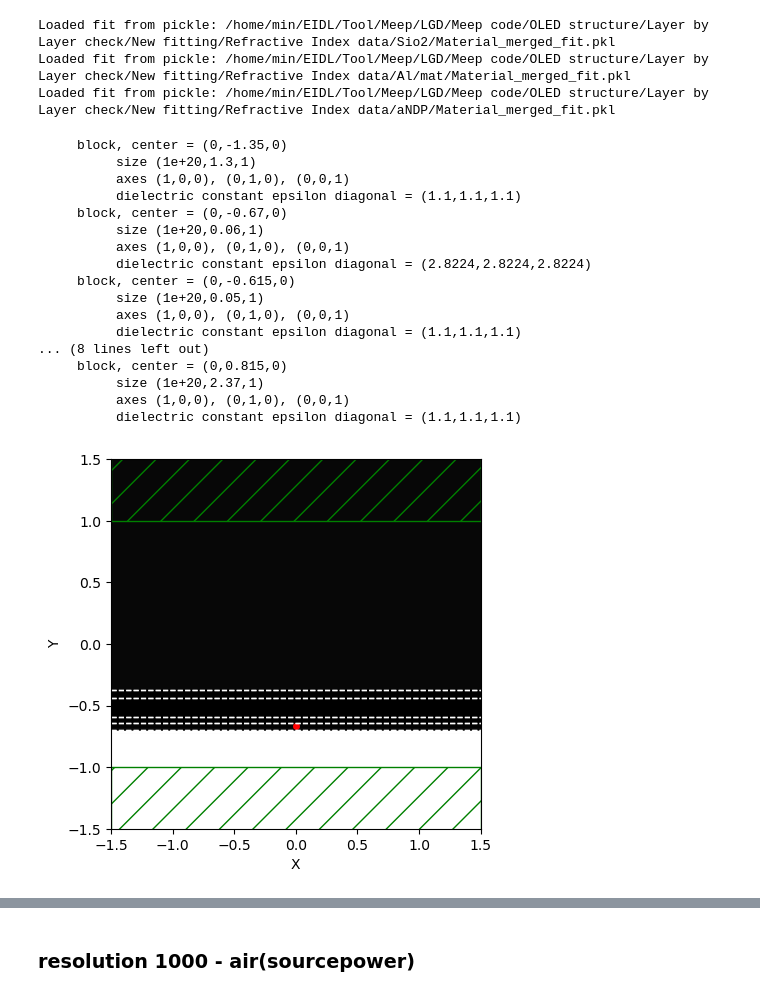
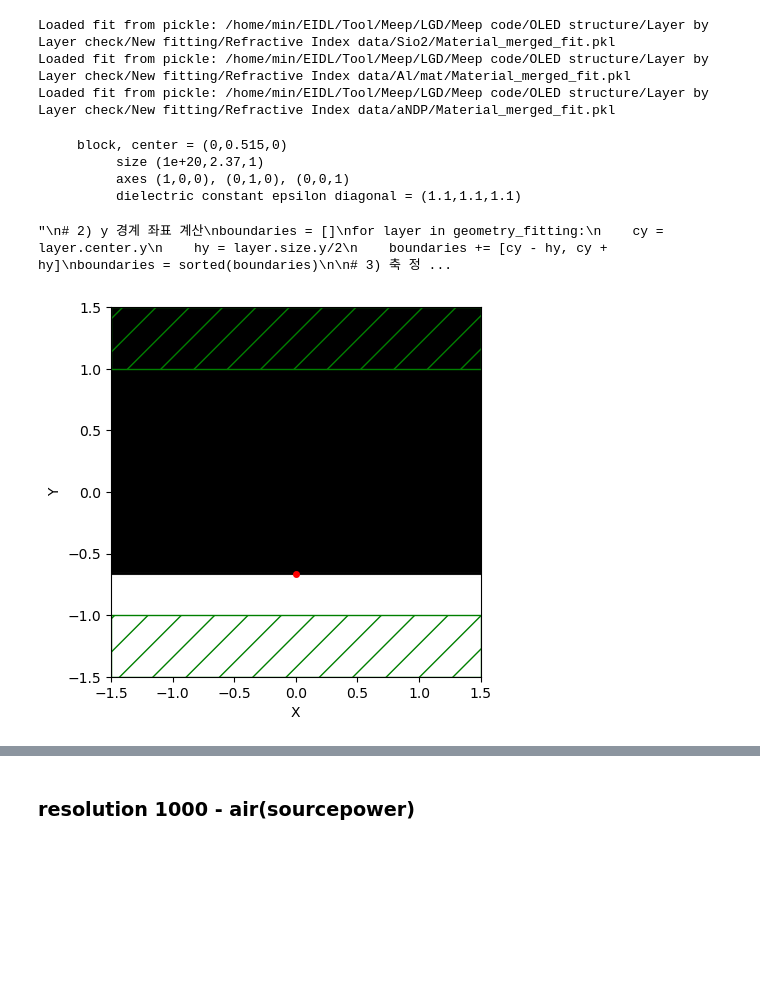
Before and after one commit to M2nion/EIDL, a Jupyter notebook: Tool/Meep/LGD/Meep code/OLED structure/Layer by Layer check/OLED_update_LBL.ipynb, the cells around one changed output, grey strips where cells are left out. Saved outputs shown, nothing was run; the diff lists cells and outputs as text; code cells hidden in the pictures; blank space fills up the shorter version.

```diff
--- a/Tool/Meep/LGD/Meep code/OLED structure/Layer by Layer check/OLED_update_LBL.ipynb
+++ b/Tool/Meep/LGD/Meep code/OLED structure/Layer by Layer check/OLED_update_LBL.ipynb
@@ -149,7 +149,7 @@ Alq3_center = mp.Vector3(0, -0.67, 0)
 aNDP_center = mp.Vector3(0, -0.615, 0)
 ITO_center = mp.Vector3(0, -0.515, 0)
 Cover_center = mp.Vector3(0, -0.405, 0)
-Glass_center = mp.Vector3(0, 0.815, 0)
+Glass_center = mp.Vector3(0, 0.515, 0)
 # %%
 cell_size = mp.Vector3(31, 4, 0)
 
@@ -207,7 +207,7 @@ sources = [mp.Source(
 sim_fitting = mp.Simulation(
     cell_size=cell_size,
     boundary_layers=boundary_layers,
-    geometry=geometry_fitting,
+    geometry=geometry_fitting[5:6],
     default_material=mp.Medium(index = 1),
     sources=sources,
     resolution=resolution,
@@ -215,46 +215,34 @@ sim_fitting = mp.Simulation(
     extra_materials=[Cathode, aNDP, Glass]
 )
 # %%
-
-plot = sim_fitting.plot2D(output_plane = mp.Volume(center=mp.Vector3(0, 0, 0), size=mp.Vector3(3, 4, 0)), cmap = 'RdBu')
+plot = sim_fitting.plot2D(output_plane = mp.Volume(center=mp.Vector3(0, 0, 0), size=mp.Vector3(3, 3, 0)), cmap = 'RdBu')
+"""
 # 2) y 경계 좌표 계산
 boundaries = []
 for layer in geometry_fitting:
     cy = layer.center.y
     hy = layer.size.y/2
     boundaries += [cy - hy, cy + hy]
 boundaries = sorted(boundaries)
 
 # 3) 축 정보 가져오기
 ax = plt.gca()
 xmin, xmax = ax.get_xlim()
 
 # 4) 수평 점선으로 경계선 그리기
 for yb in boundaries:
     ax.hlines(y=yb, xmin=xmin, xmax=xmax,
               linestyles='--', colors='white', linewidth=1)
 
 plt.ylim(-1.5, 1.5)
-plt.draw()
+plt.draw()"""
 # %% [output]
-     block, center = (0,-1.35,0)
-          size (1e+20,1.3,1)
-          axes (1,0,0), (0,1,0), (0,0,1)
-          dielectric constant epsilon diagonal = (1.1,1.1,1.1)
-     block, center = (0,-0.67,0)
-          size (1e+20,0.06,1)
-          axes (1,0,0), (0,1,0), (0,0,1)
-          dielectric constant epsilon diagonal = (2.8224,2.8224,2.8224)
-     block, center = (0,-0.615,0)
-          size (1e+20,0.05,1)
-          axes (1,0,0), (0,1,0), (0,0,1)
-          dielectric constant epsilon diagonal = (1.1,1.1,1.1)
-... (8 lines left out)
-     block, center = (0,0.815,0)
+     block, center = (0,0.515,0)
           size (1e+20,2.37,1)
           axes (1,0,0), (0,1,0), (0,0,1)
           dielectric constant epsilon diagonal = (1.1,1.1,1.1)
+"\n# 2) y 경계 좌표 계산\nboundaries = []\nfor layer in geometry_fitting:\n    cy = layer.center.y\n    hy = layer.size.y/2\n    boundaries += [cy - hy, cy + hy]\nboundaries = sorted(boundaries)\n\n# 3) 축 정 ...
-[figure, old version]
+[figure, new version]
 # %%
 offset = 0.01
 flux_size = 0.02
```
Also changed, not shown: parts of 8 cells of this notebook, 9 other files.
